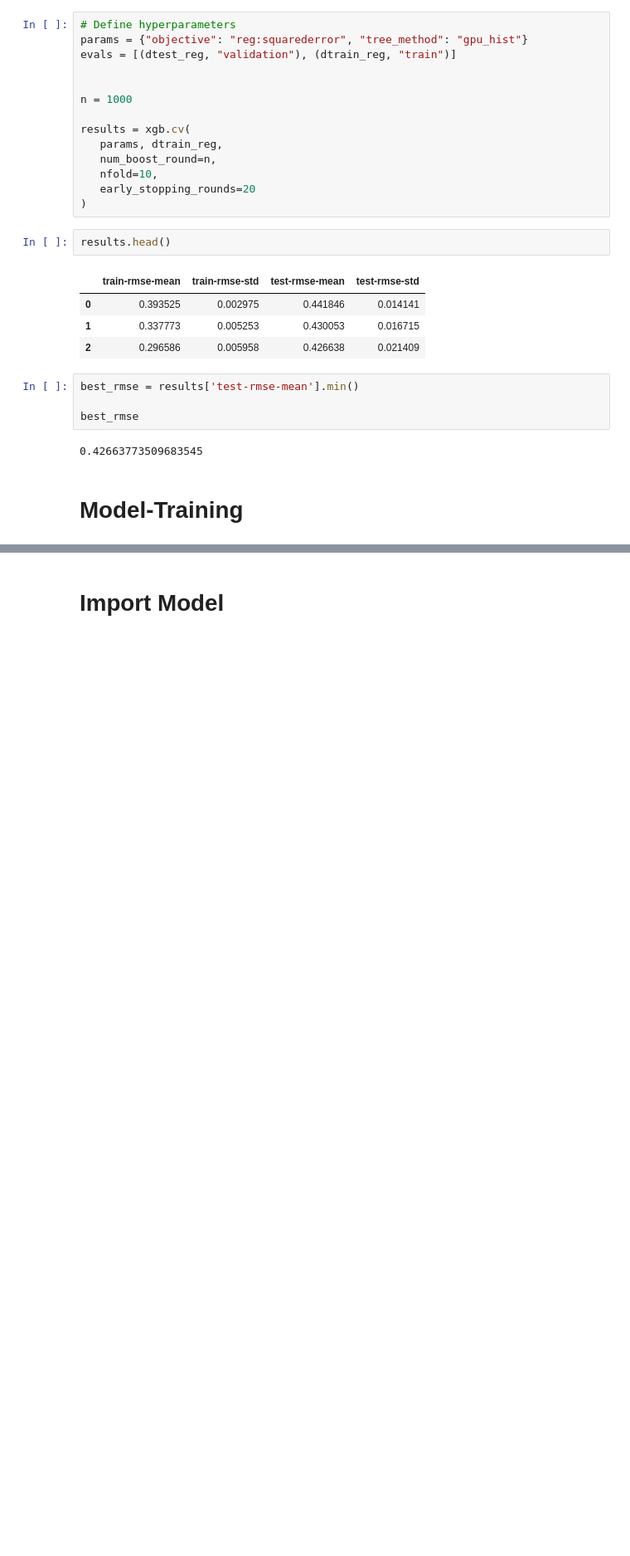
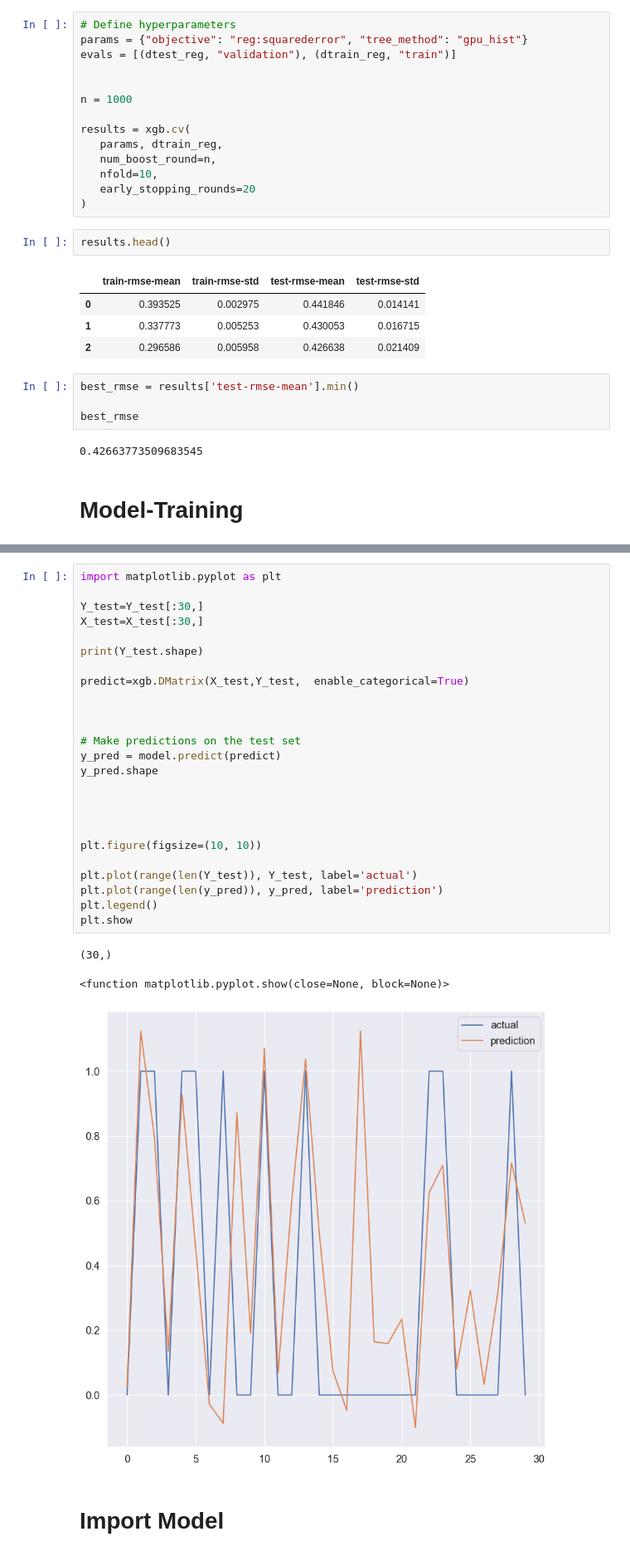
Before and after one commit to davidliu52/deeplearning, a Jupyter notebook: machine_learning/xgboost.ipynb, the cells around one changed output, grey strips where cells are left out. Shown at 83% size. Saved outputs shown, nothing was run; the diff lists cells and outputs as text; blank space fills up the shorter version.

```diff
--- a/machine_learning/xgboost.ipynb
+++ b/machine_learning/xgboost.ipynb
@@ -84,3 +106,32 @@ model = xgb.train(
+# %%
+import matplotlib.pyplot as plt
+
+Y_test=Y_test[:30,]
+X_test=X_test[:30,]
+
+print(Y_test.shape)
+
+predict=xgb.DMatrix(X_test,Y_test,  enable_categorical=True)
+
+
+
+# Make predictions on the test set
+y_pred = model.predict(predict)
+y_pred.shape
+
+
+
+
+plt.figure(figsize=(10, 10))
+
+plt.plot(range(len(Y_test)), Y_test, label='actual')
+plt.plot(range(len(y_pred)), y_pred, label='prediction')
+plt.legend()
+plt.show
+# %% [output]
+(30,)
+<function matplotlib.pyplot.show(close=None, block=None)>
+[figure, added]
 # %% [markdown]
 # Import Model
 # %%
```
Also changed, not shown: parts of 6 cells of this notebook.
